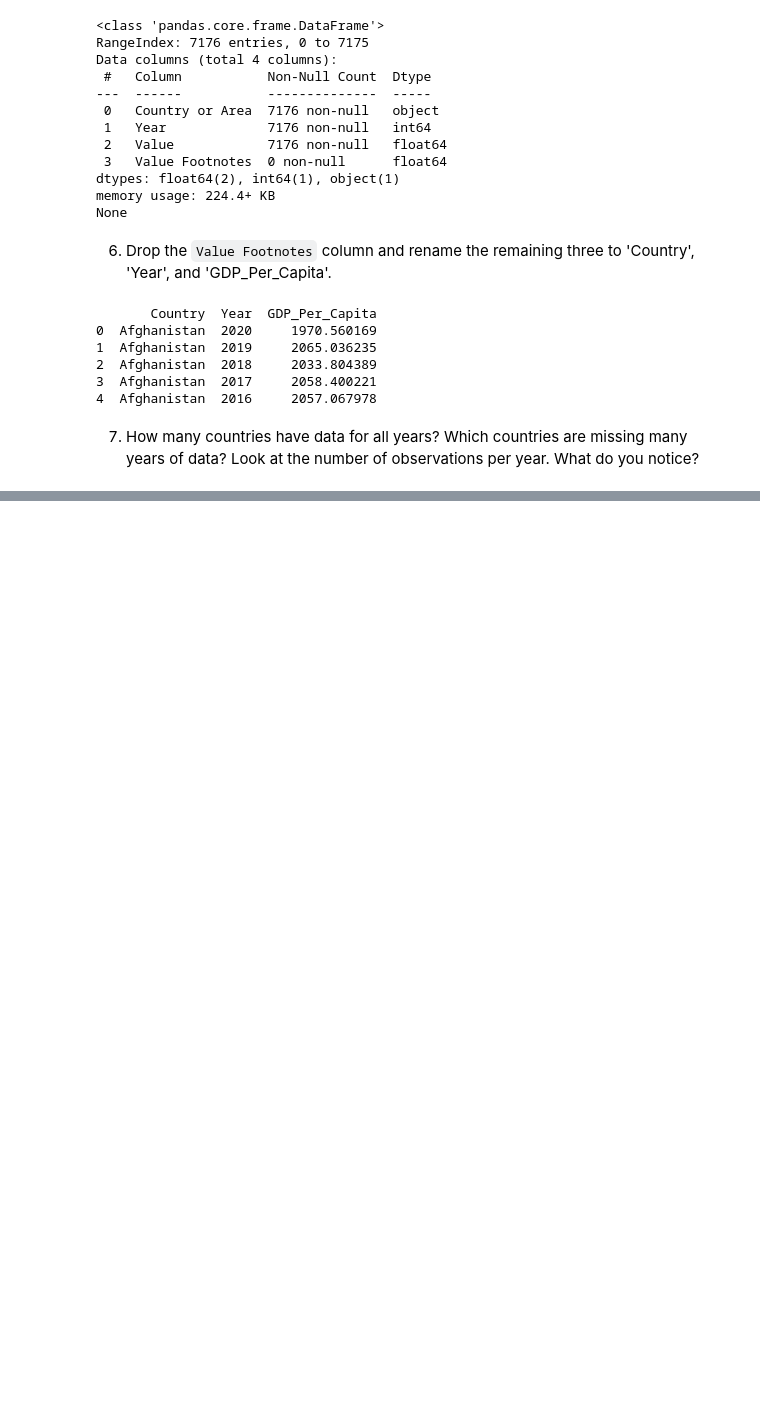
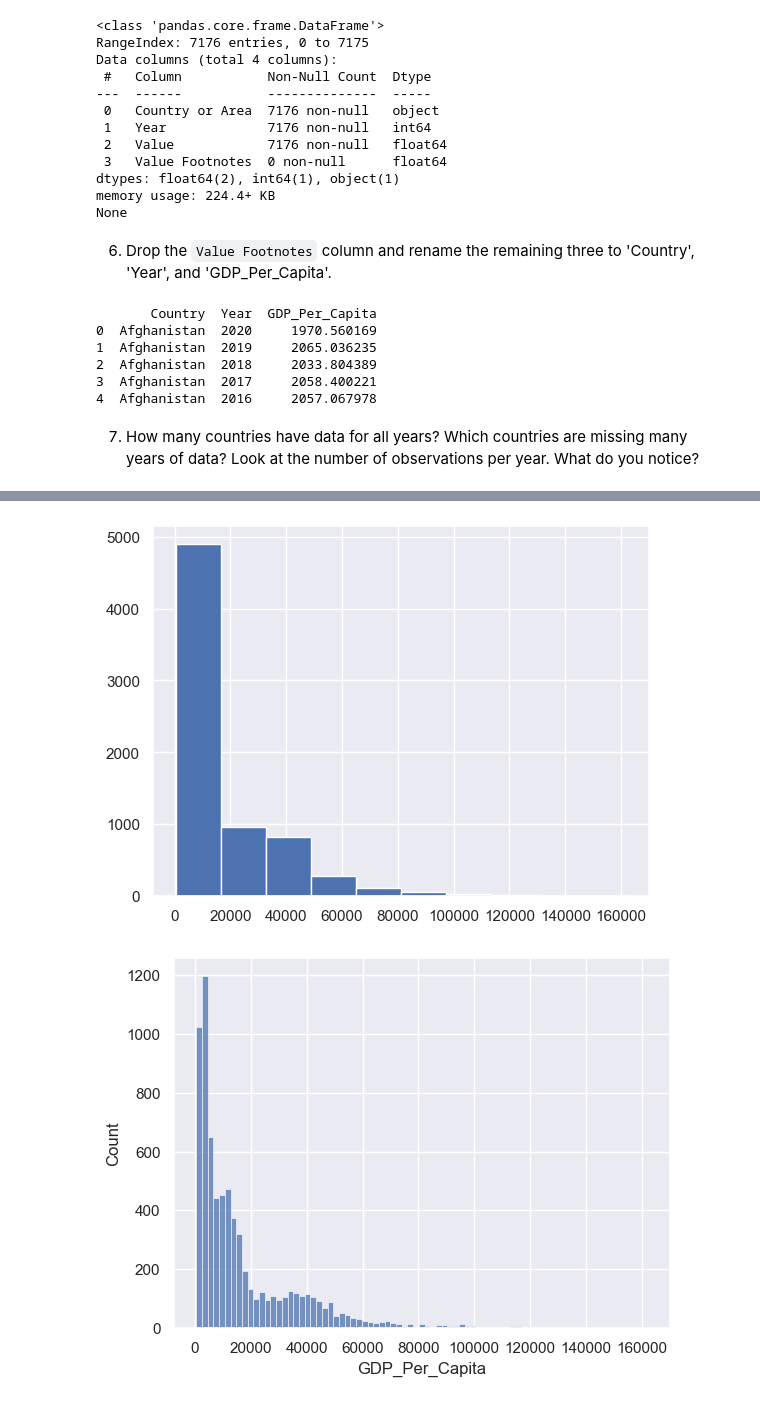
Before and after one commit to Erica-Ranck/gdp-and-internet-usage-Erica-Exotica, a Jupyter notebook: notebooks/gdp.ipynb, the cells around one changed output, grey strips where cells are left out. Drawn from its saved outputs; the diff is of its cells as text; code cells hidden in the pictures; blank space fills up the shorter version.

```diff
--- a/notebooks/gdp.ipynb
+++ b/notebooks/gdp.ipynb
@@ -74,0 +112,11 @@ Name: GDP_Per_Capita, Length: 7176, dtype: float64
+# %%
+plt.hist(gdp_df['GDP_Per_Capita'])
+plt.show()
+
+sns.set(style="darkgrid")
+
+sns.histplot(data=gdp_df, x="GDP_Per_Capita")
+plt.show()
+# %% [output]
+[figure, added]
+[figure, added]
```
Also changed, not shown: parts of 3 cells of this notebook.
